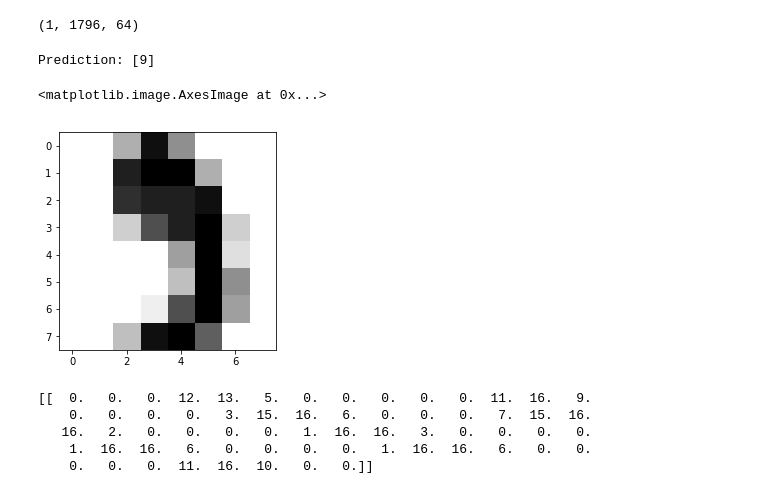
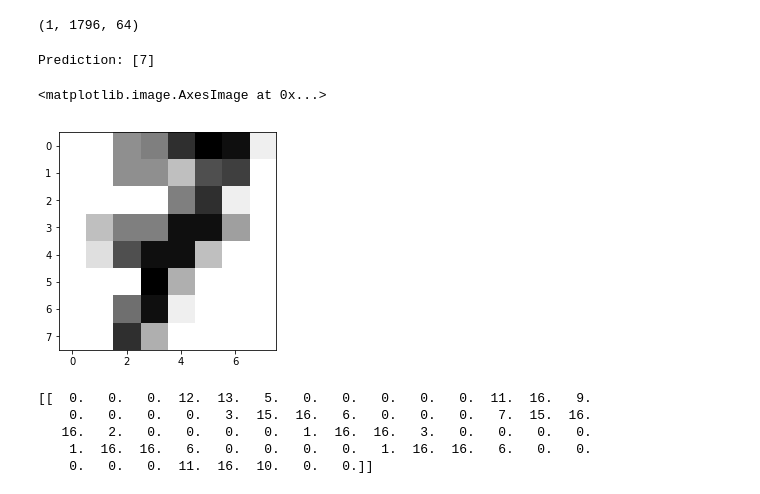
Before and after one commit to klam28/ML, a Jupyter notebook: Digits Data Prediction.ipynb, the cells around one changed output. Drawn from its saved outputs; the diff is of its cells as text; code cells hidden in the pictures.

```diff
--- a/Digits Data Prediction.ipynb
+++ b/Digits Data Prediction.ipynb
@@ -35,12 +35,12 @@ x.shape
 # %% [output]
 (1, 1796, 64)
 # %%
-print("Prediction:", clf.predict(x[:,233]))
-plt.imshow(digits.images[233], cmap = plt.cm.gray_r, interpolation = "nearest")
+print("Prediction:", clf.predict(x[:,7]))
+plt.imshow(digits.images[7], cmap = plt.cm.gray_r, interpolation = "nearest")
 # %% [output]
-Prediction: [9]
+Prediction: [7]
 <matplotlib.image.AxesImage at 0x...>
-[figure, old version]
+[figure, new version]
 # %%
 print(x[:,1])
 # %% [output]
```
Also changed, not shown: 5 other files.
